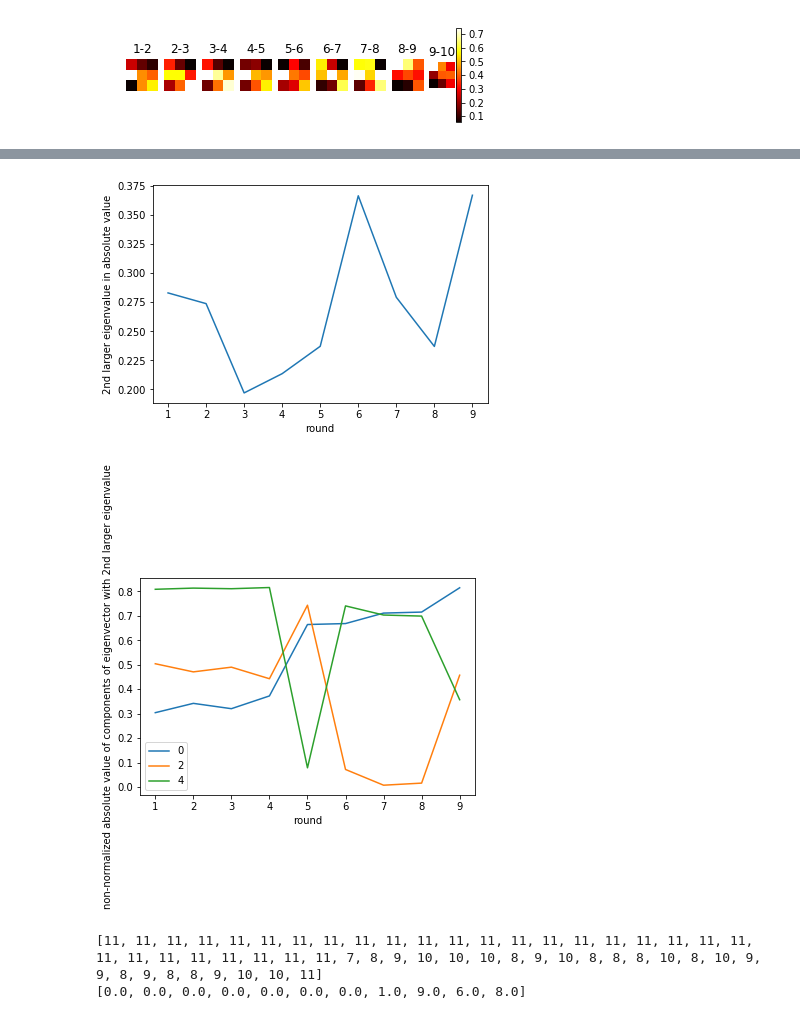
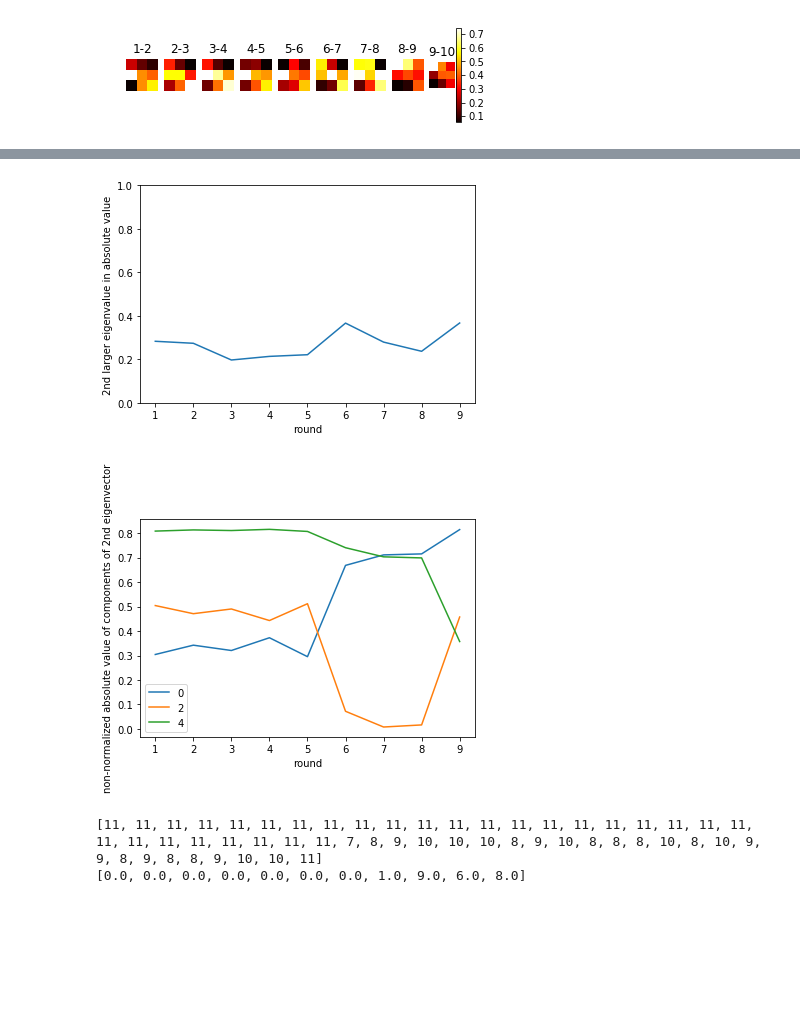
Before and after one commit to canigocallau/TFM, a Jupyter notebook: Transition matrix Climate Game.ipynb, the cells around one changed output, grey strips where cells are left out. Saved outputs shown, nothing was run; the diff lists cells and outputs as text; code cells hidden in the pictures; blank space fills up the shorter version.

```diff
--- a/Transition matrix Climate Game.ipynb
+++ b/Transition matrix Climate Game.ipynb
@@ -153,6 +159,7 @@ plt.show()
 # %%
 # Caldria calcular la variància dels valors obtinguts per saber si el resultat és significatiu, però no sé com fer-ho
 # %%
+# 2nd eigval and eigvect as a function of round
 l=[0.0 for i in range(3)]
 e=[[0.0 for i in range(3)] for i in range(3)]
 e0=[0.0 for i in range(1,10)]
@@ -162,23 +169,24 @@ l2=[0.0 for i in range(1,10)]
 for t in range(9):
     M=np.array(transitionmatrix(t+1))
     l,e=np.linalg.eig(M)
-    print(l)
-    m=np.argmax(np.abs(l))
-    n=np.argmin(np.abs(l))
+    m=np.argmax(l)
+    n=np.argmin(l)
     l2[t]=l[(-m-n)%3]
-    e0[t]=np.abs(e[0][(-m-n)%3])
-    e1[t]=np.abs(e[1][(-m-n)%3])
-    e2[t]=np.abs(e[2][(-m-n)%3])
-    print("round:",t,", eval:",np.abs(l2[t]),", evect:[",e0[t],e1[t],e2[t],"]")
+    print("round:",str(t+1)+"-"+str(t+2),"eigvals:",l)
+    e0[t]=(e[0][(-m-n)%3])
+    e1[t]=(e[1][(-m-n)%3])
+    e2[t]=(e[2][(-m-n)%3])
+    print("2nd eigval:",np.abs(l2[t]),", 2nd eigvect:[",e0[t],e1[t],e2[t],"]")
 plt.plot(list(range(1,10)),np.abs(l2))
 plt.xlabel("round")
 plt.ylabel("2nd larger eigenvalue in absolute value")
+plt.ylim(0,1)
 plt.show()
-plt.plot(list(range(1,10)),e0,label="0")
-plt.plot(list(range(1,10)),e1,label="2")
-plt.plot(list(range(1,10)),e2,label="4")
+plt.plot(list(range(1,10)),np.abs(e0),label="0")
+plt.plot(list(range(1,10)),np.abs(e1),label="2")
+plt.plot(list(range(1,10)),np.abs(e2),label="4")
 plt.xlabel("round")
-plt.ylabel("non-normalized absolute value of components of eigenvector with 2nd larger eigenvalue")
+plt.ylabel("non-normalized absolute value of components of 2nd eigenvector")
 plt.legend()
 plt.show()
 # %% [output]
@@ -203,5 +211,5 @@ round: 8 , eval: 0.36699941944379477 , evect:[ 0.8144464484856045 0.457300533594
-[figure, old version]
+[figure, new version]
-[figure, old version]
+[figure, new version]
 # %%
 # Del segon gràfic no veig que es pugui treure gaire informació, però del primer, com que el segon eigenvalue està relacionat
 # amb el ritme de decaïment respecte l'estat en equilibri es pot interpretar com una mesura del canvi d'opinió: un temps de
```
Also changed, not shown: parts of 15 cells of this notebook, 6 other files.
